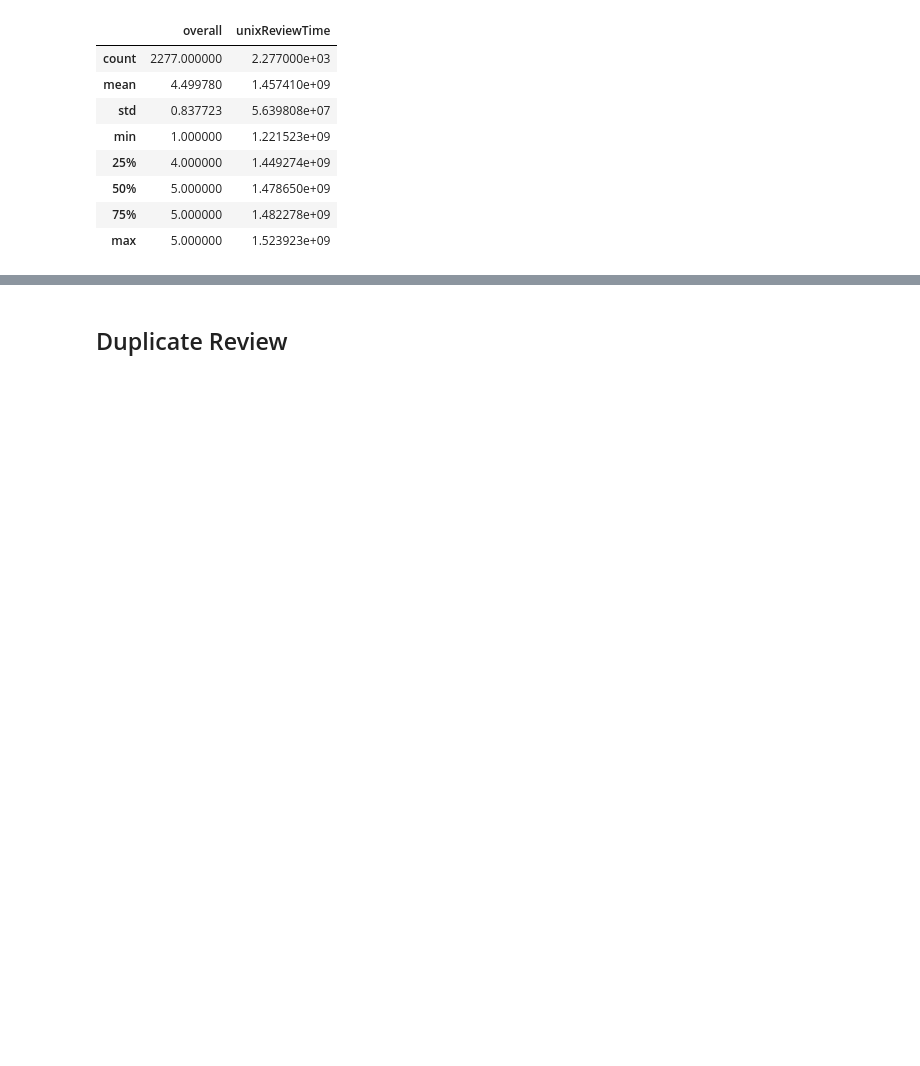
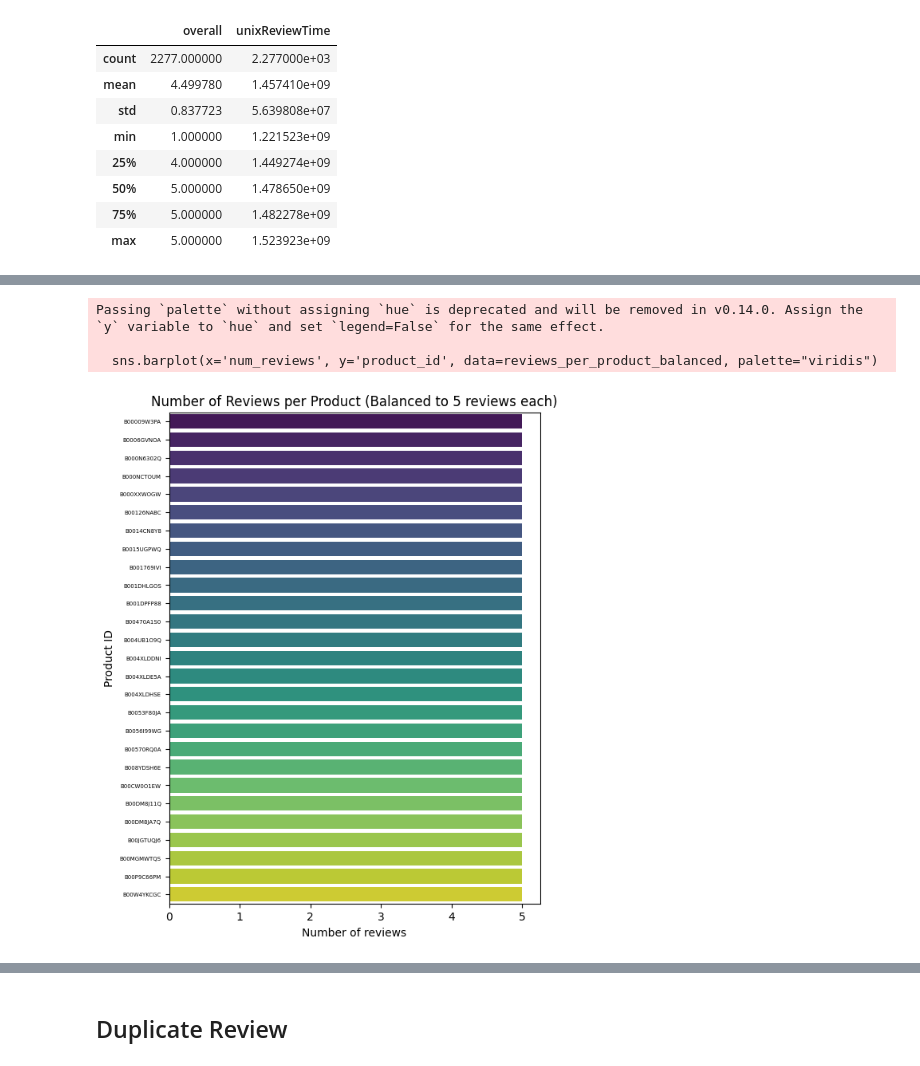
Before and after one commit to Currybon30/COMP262-NLP, a Jupyter notebook: preprocessing.ipynb, the cells around one changed output, grey strips where cells are left out. Cells and saved outputs as stored; diff of their text form; code cells hidden in the pictures; blank space fills up the shorter version.

```diff
--- a/preprocessing.ipynb
+++ b/preprocessing.ipynb
@@ -78 +78,31 @@ Passing `palette` without assigning `hue` is deprecated and will be removed in v
+# %%
+# First, filter out products with fewer than 5 reviews
+review_counts = df['asin'].value_counts()
+valid_products = review_counts[review_counts >= 5].index
+df_filtered = df[df['asin'].isin(valid_products)]
+
+# Downsample: For each product, randomly sample 5 reviews
+min_count = 5
+df_balanced = (
+    df_filtered.groupby('asin', group_keys=False)
+               .apply(lambda x: x.sample(n=min_count, random_state=42))
+)
+
+# Plotting the balanced dataset
+reviews_per_product_balanced = df_balanced['asin'].value_counts().reset_index()
+reviews_per_product_balanced.columns = ['product_id', 'num_reviews']
+reviews_per_product_balanced = reviews_per_product_balanced.sort_values(by='num_reviews', ascending=True)
+
+plt.figure(figsize=(6, 8))
+sns.barplot(x='num_reviews', y='product_id', data=reviews_per_product_balanced, palette="viridis")
+plt.title('Number of Reviews per Product (Balanced to 5 reviews each)')
+plt.xlabel('Number of reviews')
+plt.ylabel('Product ID')
+plt.yticks(fontsize=5)
+plt.show()
+# %% [output]
+Passing `palette` without assigning `hue` is deprecated and will be removed in v0.14.0. Assign the `y` variable to `hue` and set `legend=False` for the same effect.
+
+  sns.barplot(x='num_reviews', y='product_id', data=reviews_per_product_balanced, palette="viridis")
+[figure, added]
 # %%
```
Also changed, not shown: parts of 20 cells of this notebook, 2 other files.
